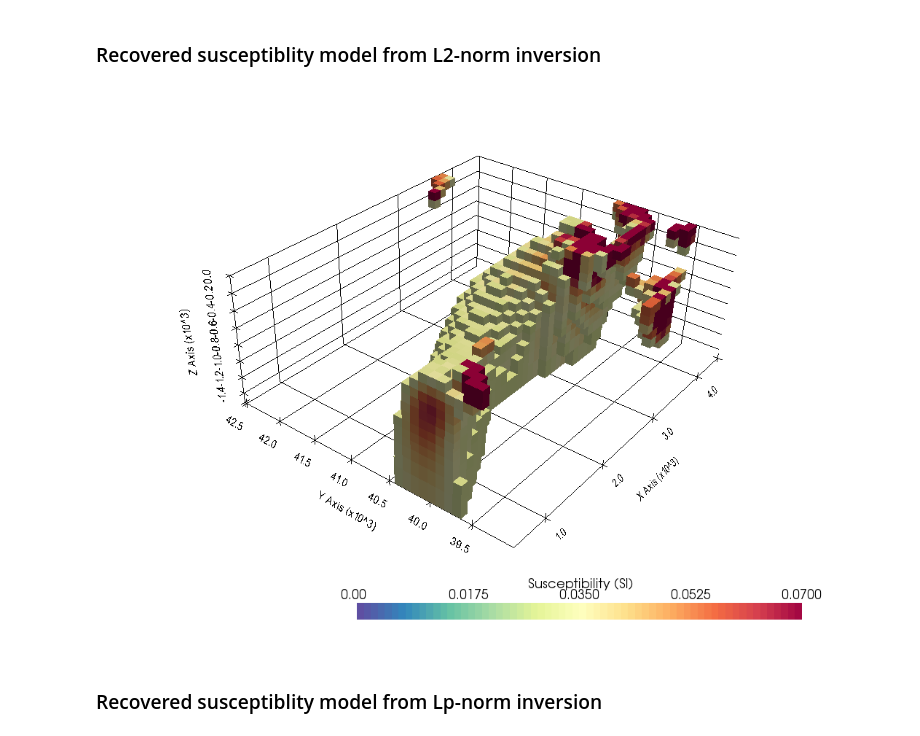
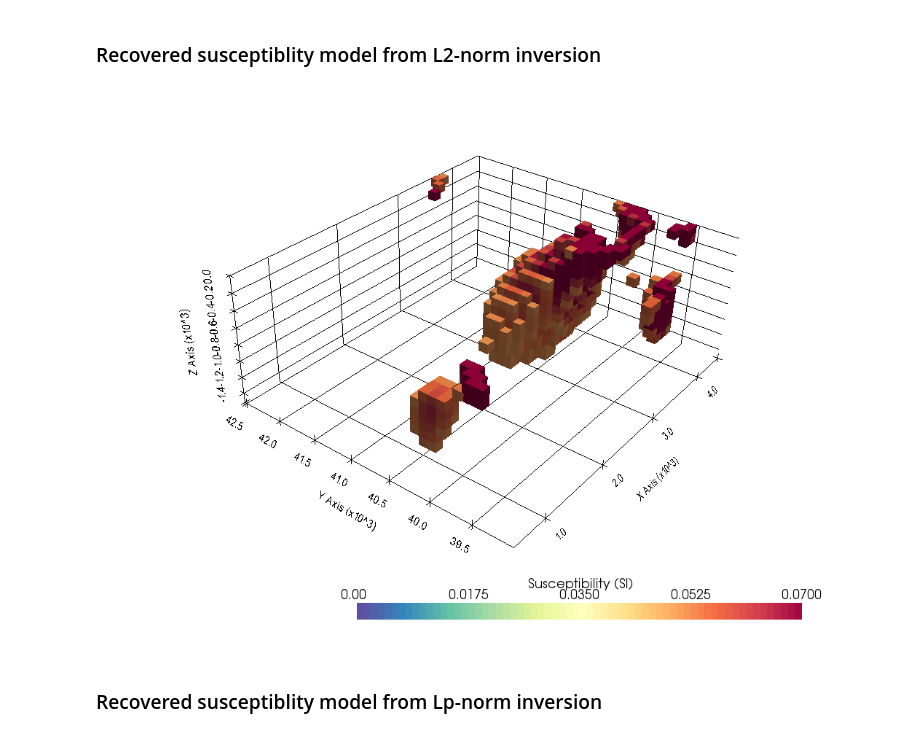
Before and after one commit to simpeg/transform-2021-simpeg, a Jupyter notebook: 3-magnetic-inversion-raglan-lp.ipynb, the cells around one changed output. Saved outputs shown, nothing was run; the diff lists cells and outputs as text; code cells hidden in the pictures.

```diff
--- a/3-magnetic-inversion-raglan-lp.ipynb
+++ b/3-magnetic-inversion-raglan-lp.ipynb
@@ -522,9 +522,9 @@ def plot_3d_with_pyvista(model, notebook=True, threshold=0.04):
 # %% [markdown]
 ### Recovered susceptiblity model from L2-norm inversion
 # %%
-plot_3d_with_pyvista(inv_prob.l2model[inds_core], notebook=True, threshold=0.03)
+plot_3d_with_pyvista(inv_prob.l2model[inds_core], notebook=True, threshold=0.05)
 # %% [output]
-[figure, old version]
+[figure, new version]
 # %% [markdown]
 ### Recovered susceptiblity model from Lp-norm inversion
 # %%
```
Also changed, not shown: 3 other files.
